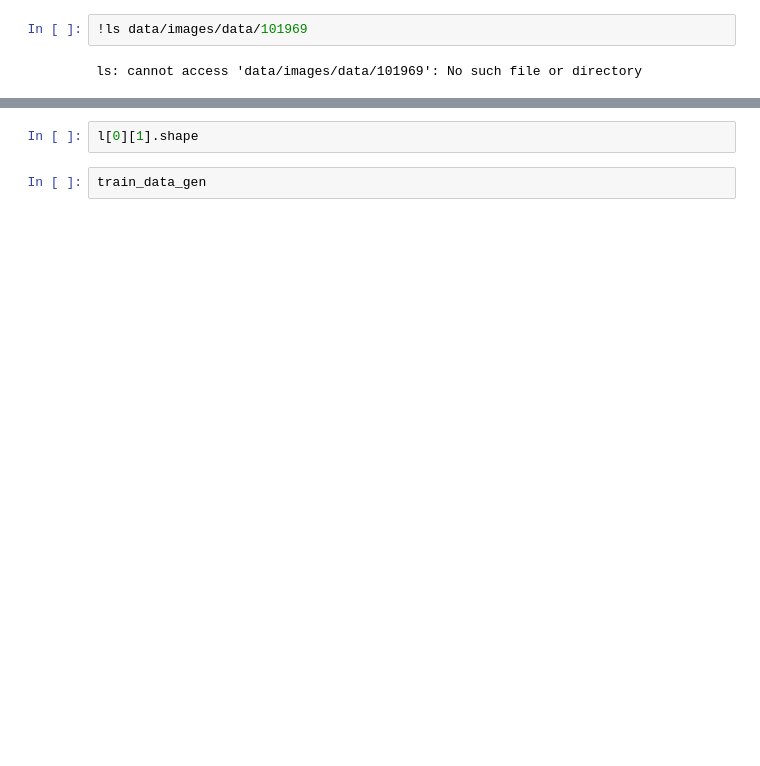
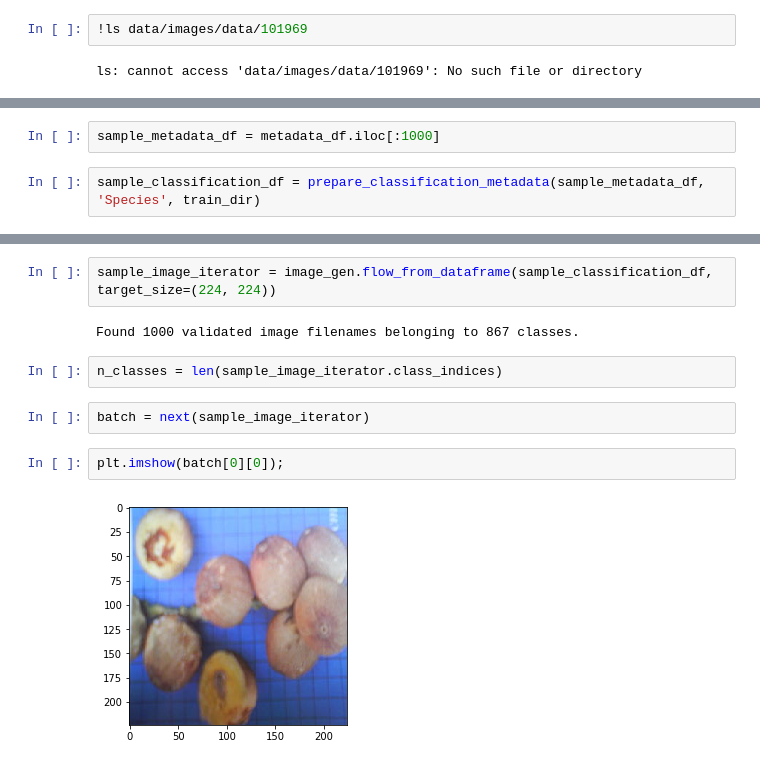
Before and after one commit to lambdaofgod/deeplearning_image_classification, a Jupyter notebook: notebooks/Data Exploration.ipynb, the cells around one changed output, grey strips where cells are left out. Saved outputs shown, nothing was run; the diff lists cells and outputs as text; blank space fills up the shorter version.

Commit message:
loaded subset of data and ran simple Keras model

```diff
--- a/notebooks/Data Exploration.ipynb
+++ b/notebooks/Data Exploration.ipynb
@@ -140 +137,5 @@ small_class_mapping = {key: map_class_to_taxon(class_taxa_mapping, int(key), 'Fa
+# %%
+sample_metadata_df = metadata_df.iloc[:1000]
+# %%
+sample_classification_df = prepare_classification_metadata(sample_metadata_df, 'Species', train_dir)
 # %%
@@ -188,4 +143,12 @@ l = list(train_dataset.take(1).as_numpy_iterator())
-# %%
-l[0][1].shape
-# %%
-train_data_gen
+# %%
+sample_image_iterator = image_gen.flow_from_dataframe(sample_classification_df, target_size=(224, 224))
+# %% [output]
+Found 1000 validated image filenames belonging to 867 classes.
+# %%
+n_classes = len(sample_image_iterator.class_indices)
+# %%
+batch = next(sample_image_iterator)
+# %%
+plt.imshow(batch[0][0]);
+# %% [output]
+[figure, added]
```
Also changed, not shown: parts of 24 cells of this notebook.
